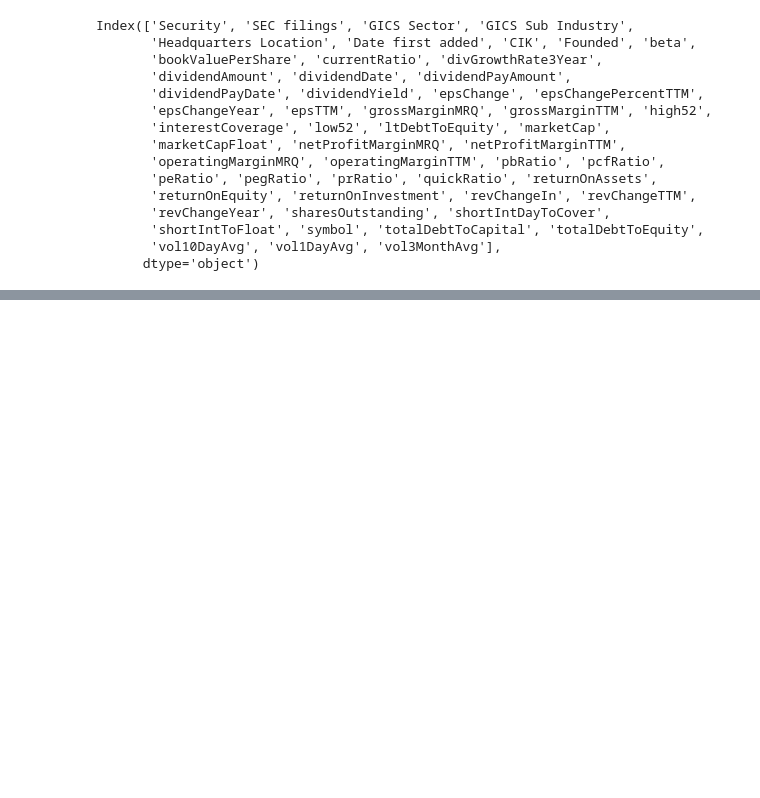
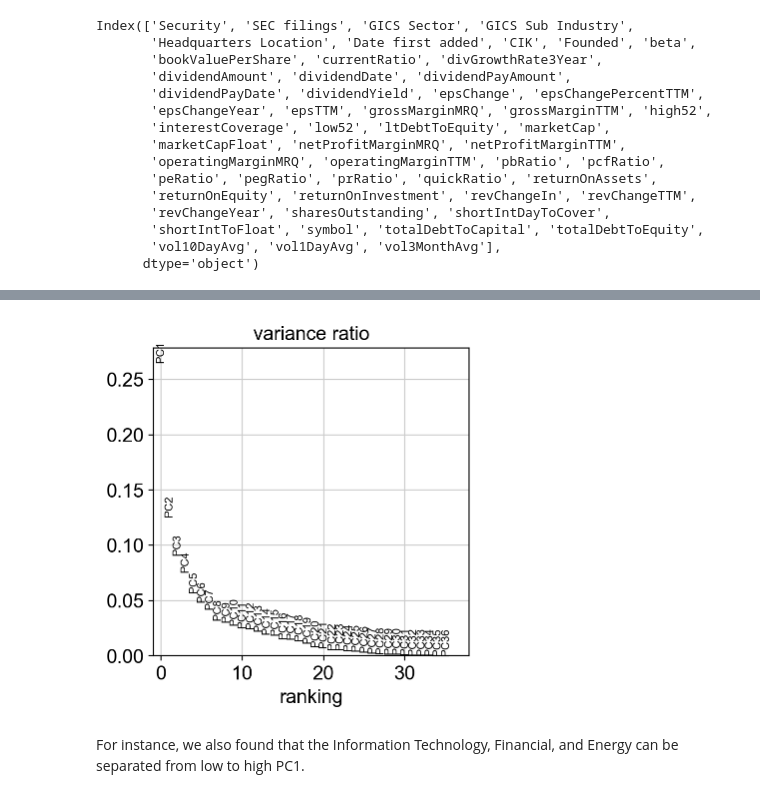
Before and after one commit to hkailee/quanp, a Jupyter notebook: notebooks/Characterising companies based on financial metrics - Factor Analysis.ipynb, the cells around one changed output, grey strips where cells are left out. Cells and saved outputs as stored; diff of their text form; code cells hidden in the pictures; blank space fills up the shorter version.

```diff
--- a/notebooks/Characterising companies based on financial metrics - Factor Analysis.ipynb
+++ b/notebooks/Characterising companies based on financial metrics - Factor Analysis.ipynb
@@ -94,12 +81,20 @@ Previously, we found that
 # %%
 # Loading pandas dataframe as anndata
 adata = qp.AnnData(df_fundamental[ls_fundamental_target])
 
-# log(x+1) transformation for all data
+# # log(x+1) transformation for all data
 qp.pp.log1p(adata)
 
 # Standardization scaling per feature
-# qp.pp.scale(adata)
+qp.pp.scale(adata)
+
+# pca & plotting variance ratio for each pc
+qp.tl.pca(adata, svd_solver='auto')
+qp.pl.pca_variance_ratio(adata, n_pcs=len(adata.var_names))
+# %% [output]
+[figure, added]
+# %% [markdown]
+For instance, we also found that the Information Technology, Financial, and Energy can be separated from low to high PC1.
 # %%
 # add a new `.obs` column for all comapnanies called `GICS_Sector`
 adata.obs['GICS_Sector'] = df_fundamental['GICS Sector']
```
Also changed, not shown: parts of 48 cells of this notebook, 2 other files.
